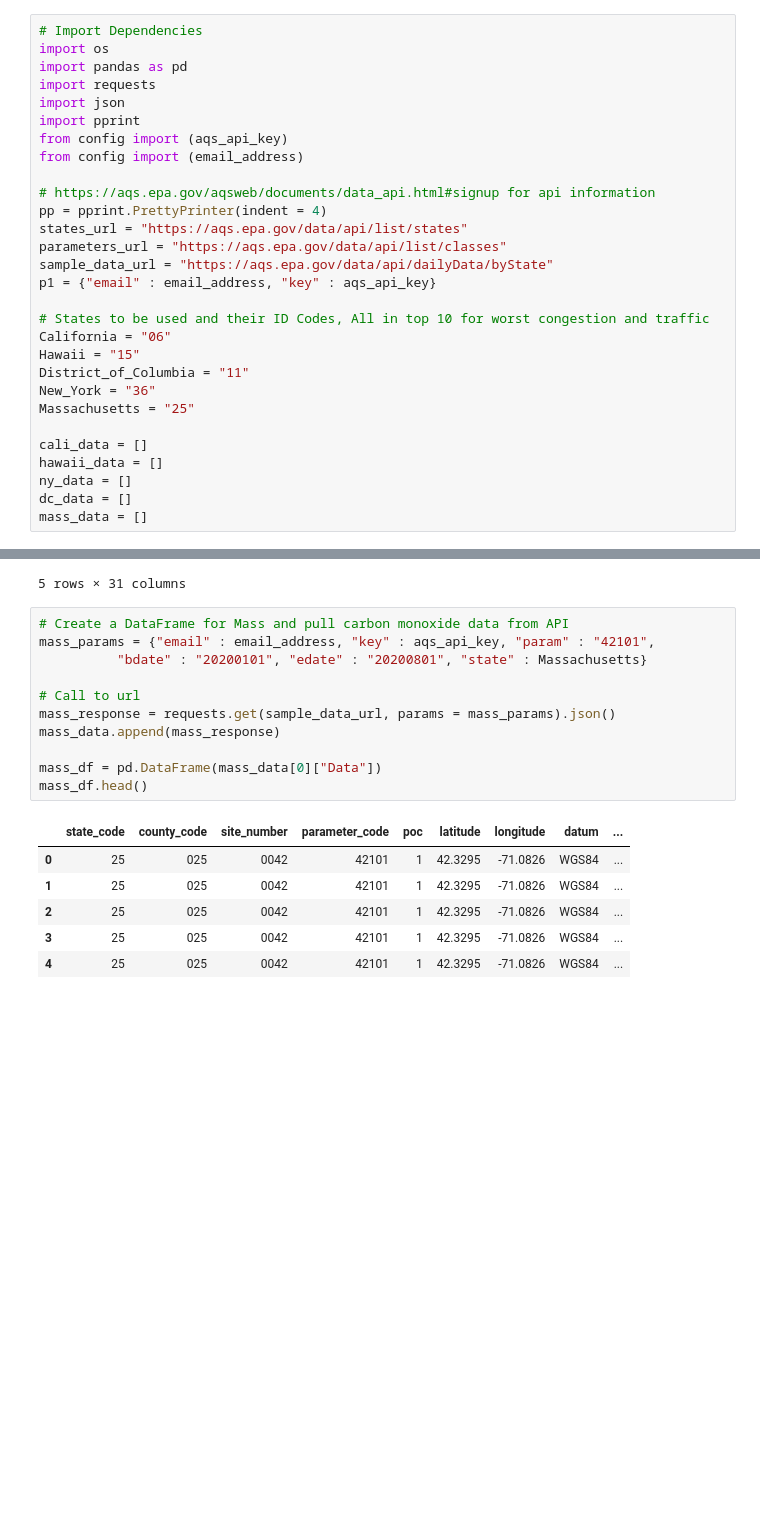
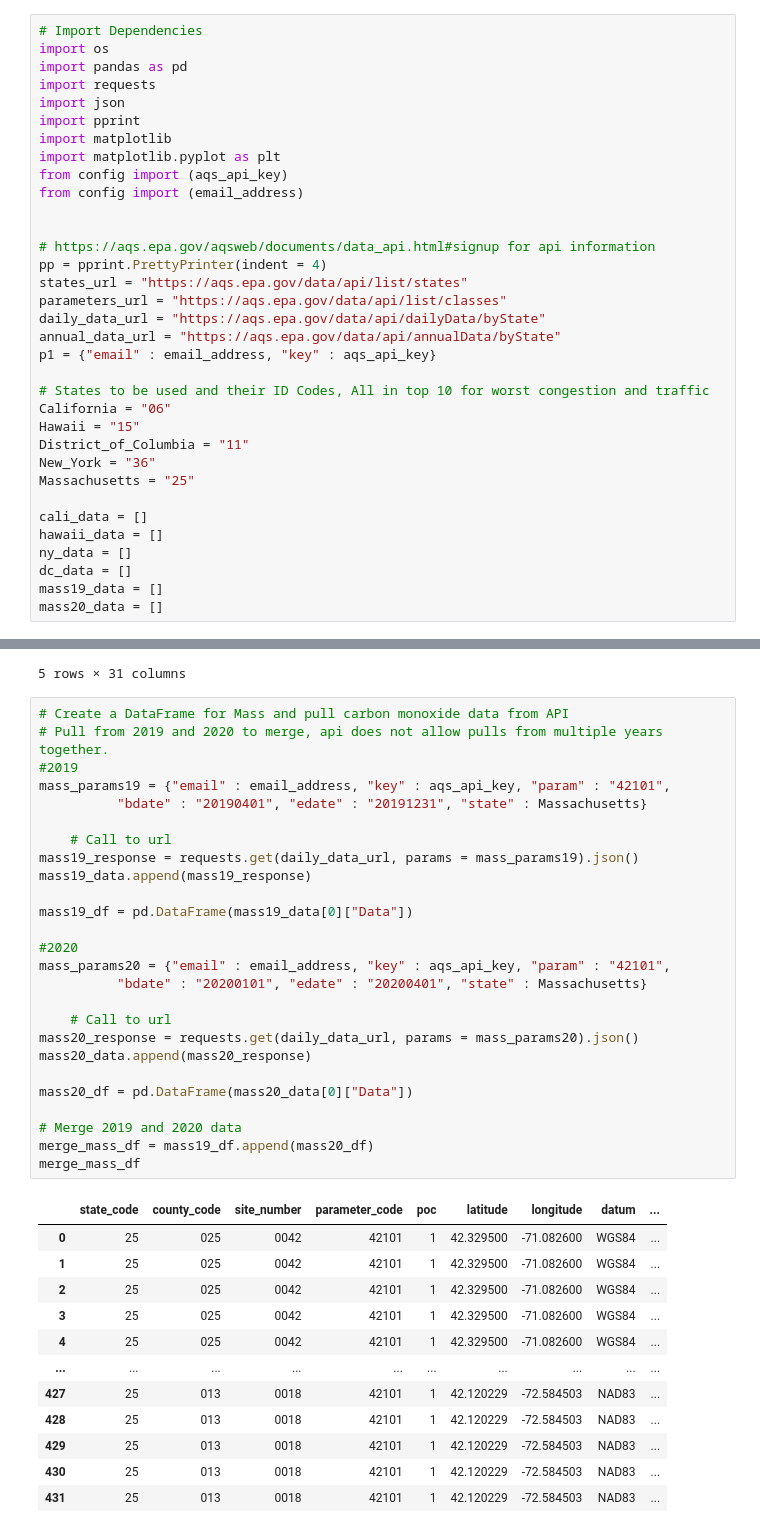
Before and after one commit to TrentELittle/BootcampProject1, a Jupyter notebook: project_main.ipynb, the cells around one changed output, grey strips where cells are left out. Cells and saved outputs as stored; diff of their text form; blank space fills up the shorter version.

Commit message:
Updated 2019 and 2020 daily data merged for Mass

```diff
--- a/project_main.ipynb
+++ b/project_main.ipynb
@@ -5,14 +5,18 @@ import pandas as pd
 import requests
 import json
 import pprint
+import matplotlib
+import matplotlib.pyplot as plt
 from config import (aqs_api_key)
 from config import (email_address)
+
 
 # https://aqs.epa.gov/aqsweb/documents/data_api.html#signup for api information
 pp = pprint.PrettyPrinter(indent = 4)
 states_url = "https://aqs.epa.gov/data/api/list/states"
 parameters_url = "https://aqs.epa.gov/data/api/list/classes"
-sample_data_url = "https://aqs.epa.gov/data/api/dailyData/byState"
+daily_data_url = "https://aqs.epa.gov/data/api/dailyData/byState"
+annual_data_url = "https://aqs.epa.gov/data/api/annualData/byState"
 p1 = {"email" : email_address, "key" : aqs_api_key}
 
 # States to be used and their ID Codes, All in top 10 for worst congestion and traffic
@@ -26,4 +30,5 @@ cali_data = []
 hawaii_data = []
 ny_data = []
 dc_data = []
-mass_data = []
+mass19_data = []
+mass20_data = []
@@ -131,19 +160,40 @@ ny_df.head()
 5 rows × 31 columns
 # %%
 # Create a DataFrame for Mass and pull carbon monoxide data from API
-mass_params = {"email" : email_address, "key" : aqs_api_key, "param" : "42101",
-          "bdate" : "20200101", "edate" : "20200801", "state" : Massachusetts}
+# Pull from 2019 and 2020 to merge, api does not allow pulls from multiple years together.
+#2019
+mass_params19 = {"email" : email_address, "key" : aqs_api_key, "param" : "42101",
+          "bdate" : "20190401", "edate" : "20191231", "state" : Massachusetts}
 
-# Call to url
-mass_response = requests.get(sample_data_url, params = mass_params).json()
-mass_data.append(mass_response)
+    # Call to url
+mass19_response = requests.get(daily_data_url, params = mass_params19).json()
+mass19_data.append(mass19_response)
 
-mass_df = pd.DataFrame(mass_data[0]["Data"])
-mass_df.head()
+mass19_df = pd.DataFrame(mass19_data[0]["Data"])
+
+#2020
+mass_params20 = {"email" : email_address, "key" : aqs_api_key, "param" : "42101",
+          "bdate" : "20200101", "edate" : "20200401", "state" : Massachusetts}
+
+    # Call to url
+mass20_response = requests.get(daily_data_url, params = mass_params20).json()
+mass20_data.append(mass20_response)
+
+mass20_df = pd.DataFrame(mass20_data[0]["Data"])
+
+# Merge 2019 and 2020 data
+merge_mass_df = mass19_df.append(mass20_df)
+merge_mass_df
 # %% [output]
 |  | state_code | county_code | site_number | parameter_code | poc | latitude | longitude | datum | ... |
-| 0 | 25 | 025 | 0042 | 42101 | 1 | 42.3295 | -71.0826 | WGS84 | ... |
-| 1 | 25 | 025 | 0042 | 42101 | 1 | 42.3295 | -71.0826 | WGS84 | ... |
-| 2 | 25 | 025 | 0042 | 42101 | 1 | 42.3295 | -71.0826 | WGS84 | ... |
-| 3 | 25 | 025 | 0042 | 42101 | 1 | 42.3295 | -71.0826 | WGS84 | ... |
-| 4 | 25 | 025 | 0042 | 42101 | 1 | 42.3295 | -71.0826 | WGS84 | ... |
+| 0 | 25 | 025 | 0042 | 42101 | 1 | 42.329500 | -71.082600 | WGS84 | ... |
+| 1 | 25 | 025 | 0042 | 42101 | 1 | 42.329500 | -71.082600 | WGS84 | ... |
+| 2 | 25 | 025 | 0042 | 42101 | 1 | 42.329500 | -71.082600 | WGS84 | ... |
+| 3 | 25 | 025 | 0042 | 42101 | 1 | 42.329500 | -71.082600 | WGS84 | ... |
+| 4 | 25 | 025 | 0042 | 42101 | 1 | 42.329500 | -71.082600 | WGS84 | ... |
+| ... | ... | ... | ... | ... | ... | ... | ... | ... | ... |
+| 427 | 25 | 013 | 0018 | 42101 | 1 | 42.120229 | -72.584503 | NAD83 | ... |
+| 428 | 25 | 013 | 0018 | 42101 | 1 | 42.120229 | -72.584503 | NAD83 | ... |
+| 429 | 25 | 013 | 0018 | 42101 | 1 | 42.120229 | -72.584503 | NAD83 | ... |
+| 430 | 25 | 013 | 0018 | 42101 | 1 | 42.120229 | -72.584503 | NAD83 | ... |
+| 431 | 25 | 013 | 0018 | 42101 | 1 | 42.120229 | -72.584503 | NAD83 | ... |
```
Also changed, not shown: parts of 4 cells of this notebook.
